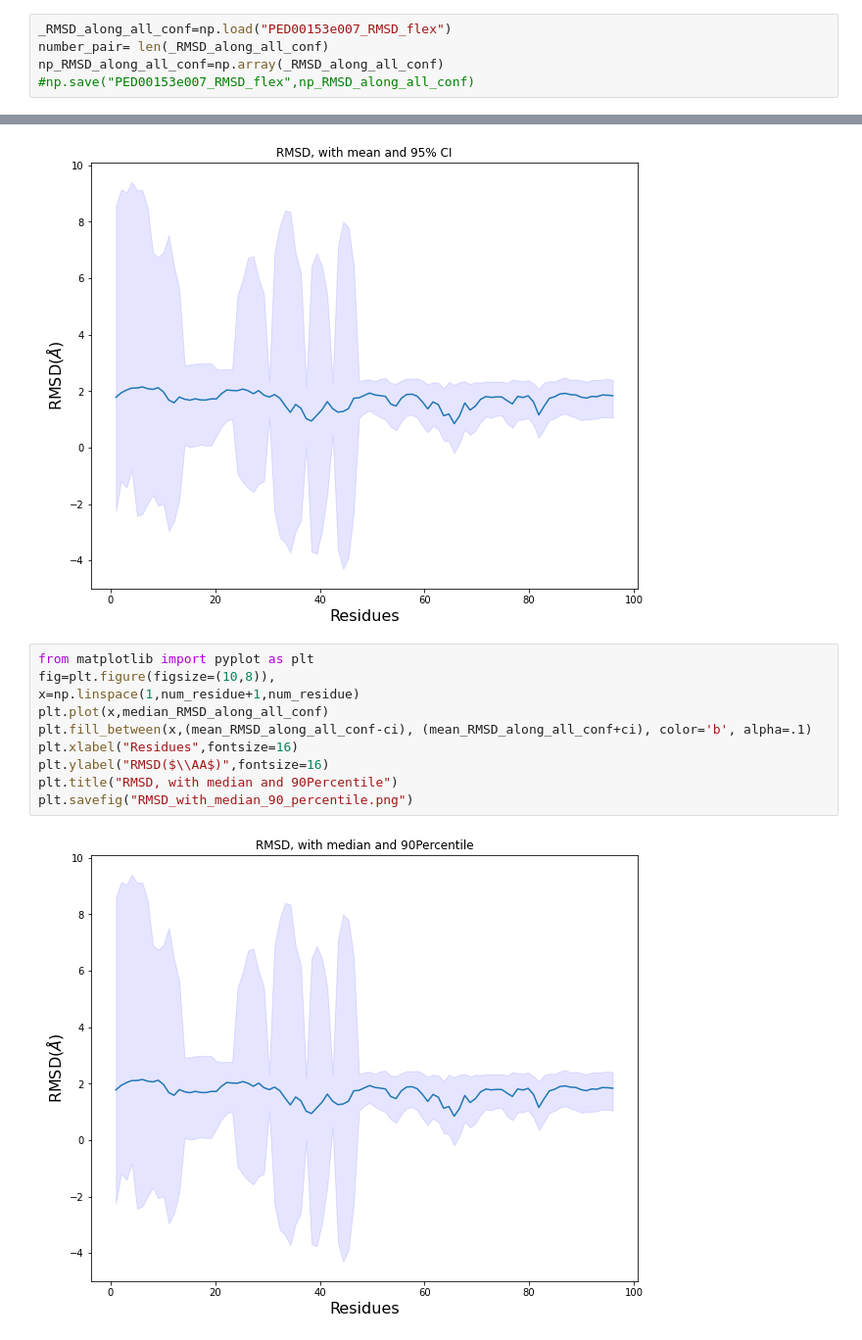
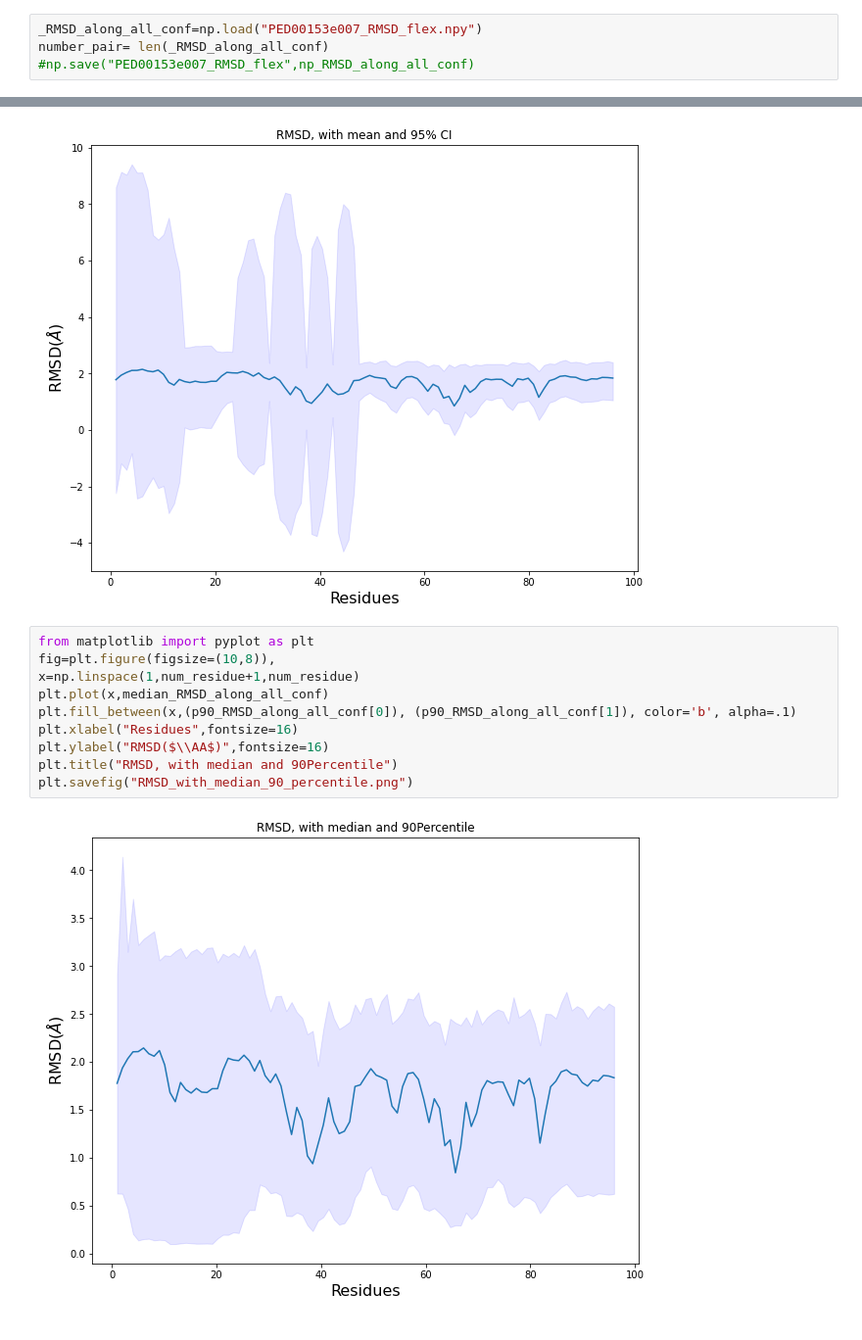
Before and after one commit to claudia-hm/Structural_Bioinformatics_Project, a Jupyter notebook: _Task_1.ipynb, the cells around one changed output, grey strips where cells are left out. Shown at 98% size. Saved outputs shown, nothing was run; the diff lists cells and outputs as text.

```diff
--- a/_Task_1.ipynb
+++ b/_Task_1.ipynb
@@ -374,6 +361,5 @@ mo
 # %%
-_RMSD_along_all_conf=np.load("PED00153e007_RMSD_flex")
+_RMSD_along_all_conf=np.load("PED00153e007_RMSD_flex.npy")
 number_pair= len(_RMSD_along_all_conf)
-np_RMSD_along_all_conf=np.array(_RMSD_along_all_conf)
 #np.save("PED00153e007_RMSD_flex",np_RMSD_along_all_conf)
 # %%
@@ -404,12 +391,12 @@ plt.savefig("RMSD_with_mean_95CI.png")
 # %%
 from matplotlib import pyplot as plt
 fig=plt.figure(figsize=(10,8)),
 x=np.linspace(1,num_residue+1,num_residue)
 plt.plot(x,median_RMSD_along_all_conf)
-plt.fill_between(x,(mean_RMSD_along_all_conf-ci), (mean_RMSD_along_all_conf+ci), color='b', alpha=.1)
+plt.fill_between(x,(p90_RMSD_along_all_conf[0]), (p90_RMSD_along_all_conf[1]), color='b', alpha=.1)
 plt.xlabel("Residues",fontsize=16)
 plt.ylabel("RMSD($\\AA$)",fontsize=16)
 plt.title("RMSD, with median and 90Percentile")
 plt.savefig("RMSD_with_median_90_percentile.png")
 # %% [output]
-[figure, old version]
+[figure, new version]
```
Also changed, not shown: parts of 18 cells of this notebook, 5 other files.
